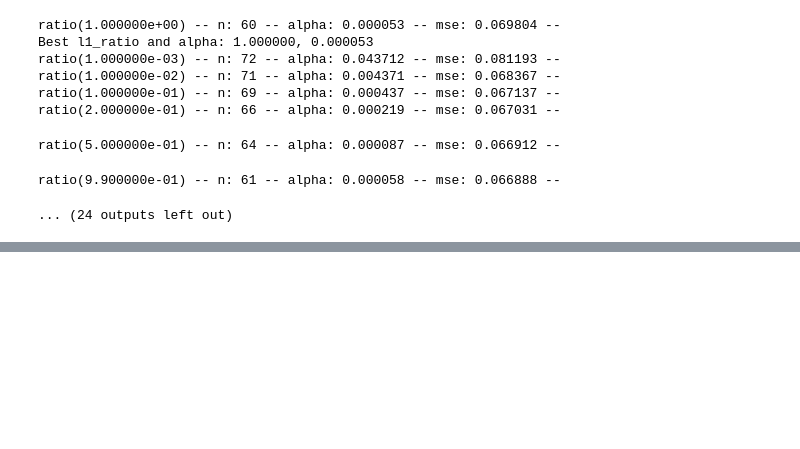
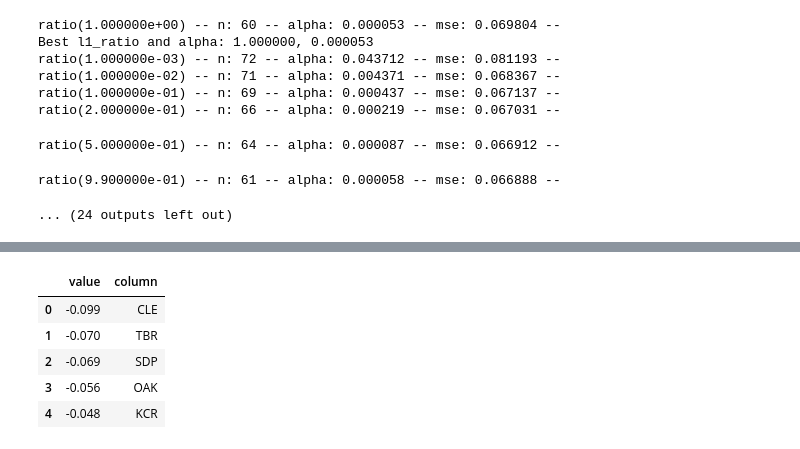
Before and after one commit to iamryanmurray/metis, a Jupyter notebook: 2-Luther/elastic_net_train_test.ipynb, the cells around one changed output, grey strips where cells are left out. Saved outputs shown, nothing was run; the diff lists cells and outputs as text; code cells hidden in the pictures; blank space fills up the shorter version.

```diff
--- a/2-Luther/elastic_net_train_test.ipynb
+++ b/2-Luther/elastic_net_train_test.ipynb
@@ -187,0 +169,9 @@ sorted_salaries
+# %%
+b
+# %% [output]
+|  | value | column |
+| 0 | -0.099 | CLE |
+| 1 | -0.070 | TBR |
+| 2 | -0.069 | SDP |
+| 3 | -0.056 | OAK |
+| 4 | -0.048 | KCR |
```
Also changed, not shown: parts of 21 cells of this notebook, 10 other files.
